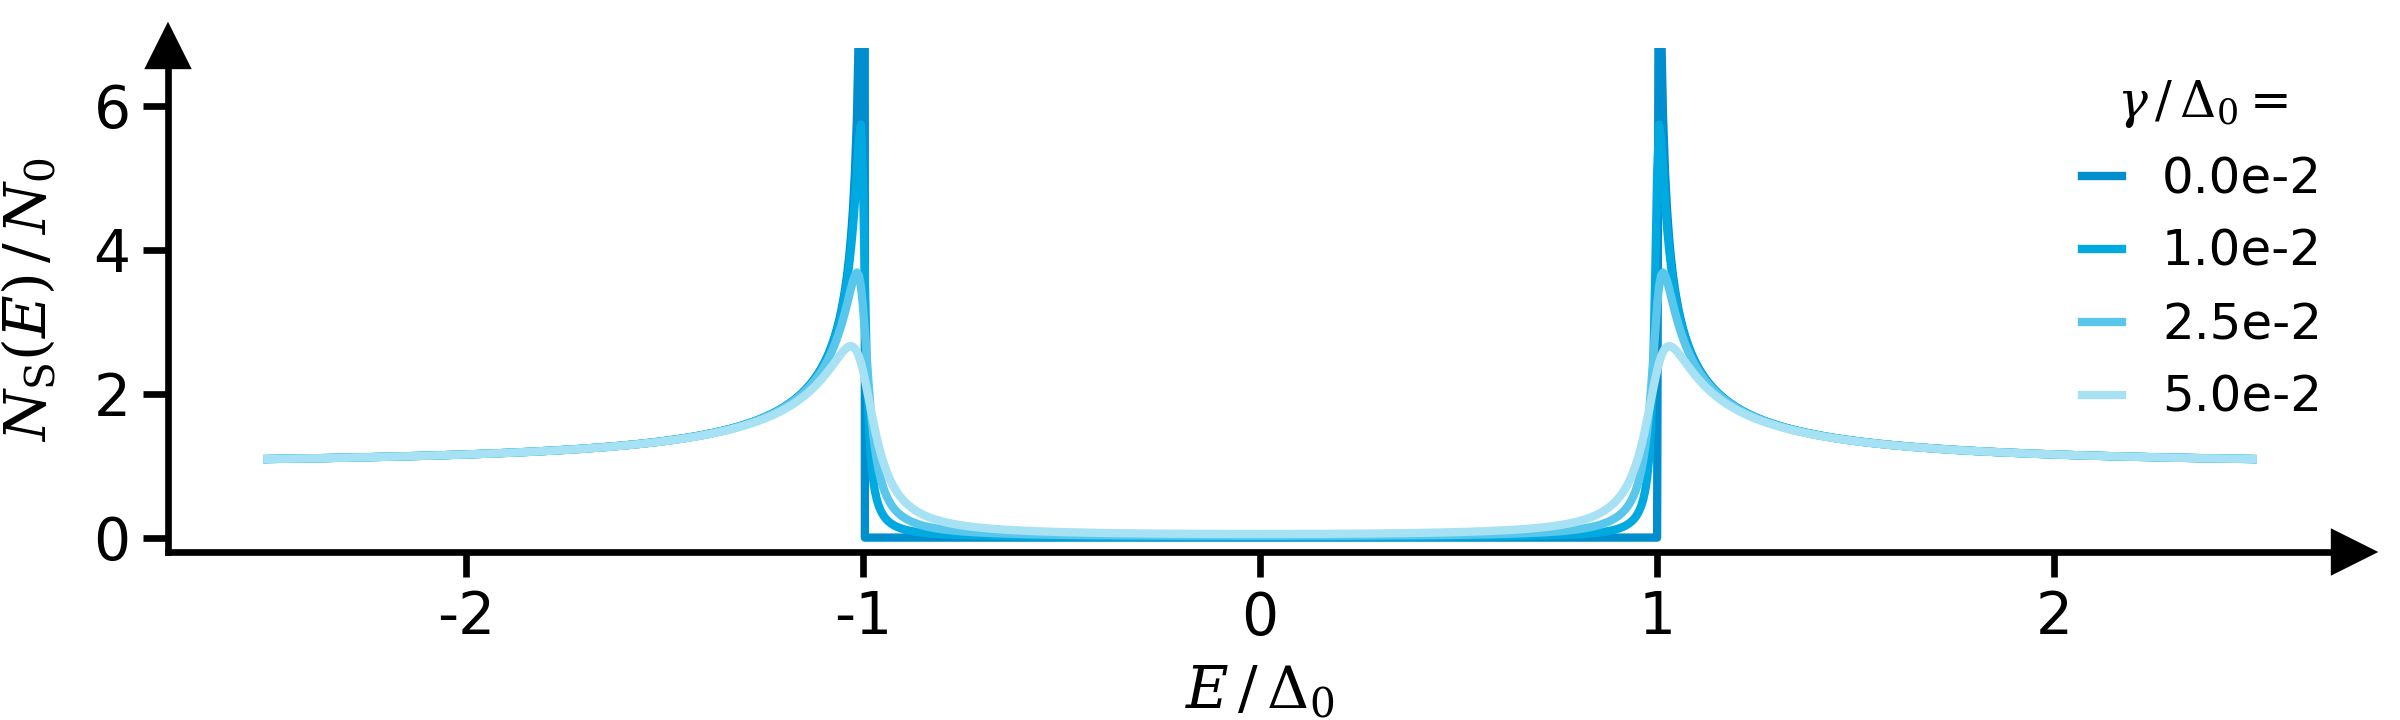
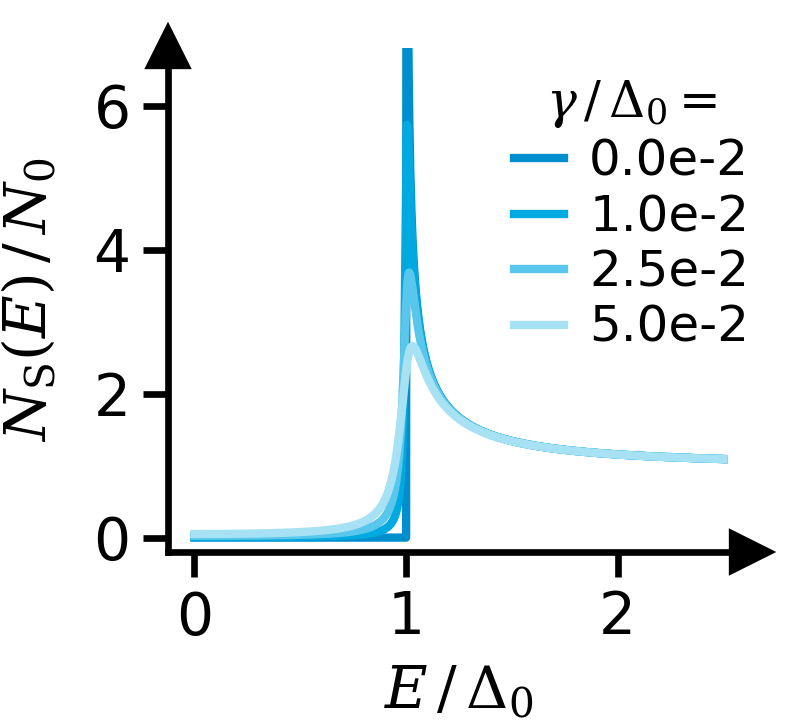
The notebook cell's code change between the first figure and the second:
--- before
+++ after
@@ -1,3 +1,3 @@
-fig, ax = sc.get_figure(figsize=(4.0, 1.2))
+fig, ax = sc.get_figure(figsize=(1.33, 1.2))
 
 for i, Gamma in enumerate(gammas_Delta):
@@ -12,20 +12,19 @@
 ax.legend(
     title="$\\gamma\\,/\\,\\Delta_0 = $",
-    handlelength=0.8,
+    handlelength=1.0,
     loc="upper right",
     frameon=False,
     fontsize=6,
     title_fontsize=6,
-    ncols=1,
-    columnspacing=0.3,
+    bbox_to_anchor=(1.05, 1.0),
+    # bbox_to_anchor=(1.0, 1.15),
     borderpad=0.1,  # reduces padding inside the legend box
-    # labelspacing=0.2,  # reduces vertical spacing between items
-    # handletextpad=0.3,  # reduces spacing between line and label
-    # bbox_to_anchor=(0.01, 1.1),
+    labelspacing=0.15,  # reduces vertical spacing between items
+    handletextpad=0.5,  # reduces spacing between line and label
 )
 
 ax.set_ylim(-0.2, 6.8)
 ax.set_yticks([0, 2, 4, 6])
-ax.set_xticks([-2, -1, 0, 1, 2])
+ax.set_xticks([0, 1, 2])
 
 xlabel = "$E\\,/\\,\\Delta_0$"

Commit: updated micro figures